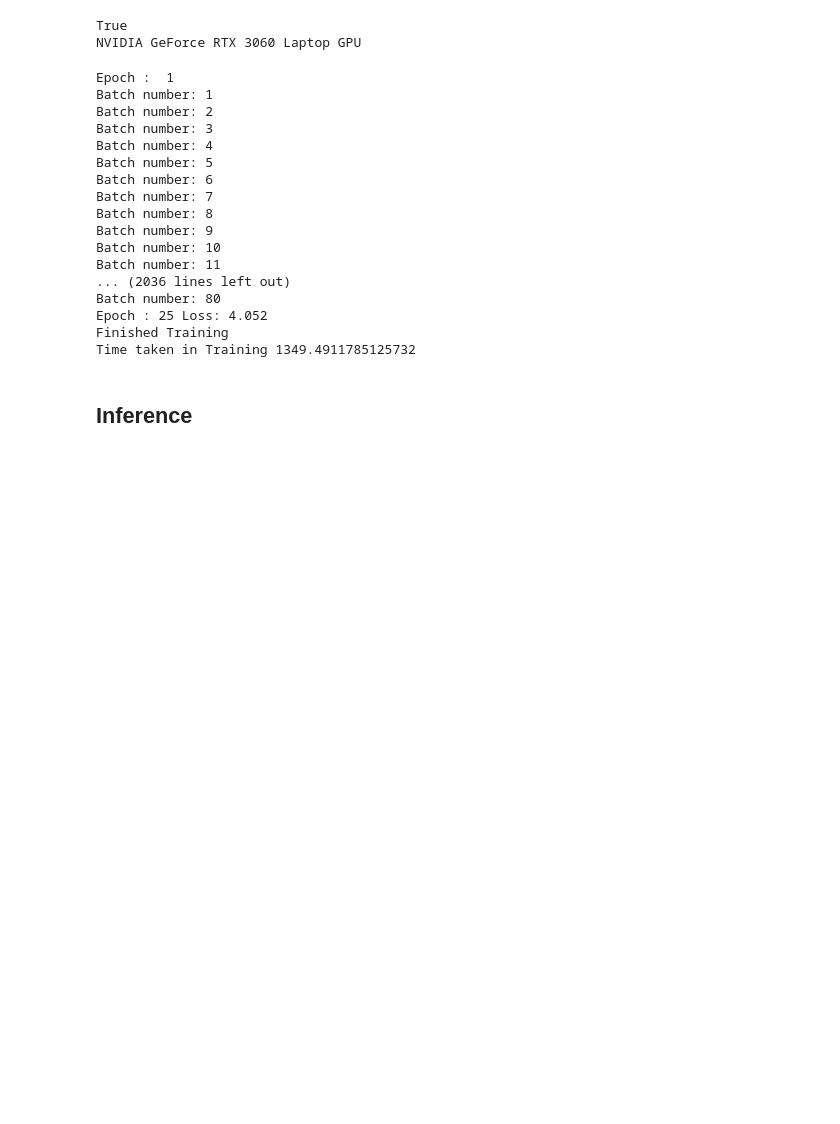
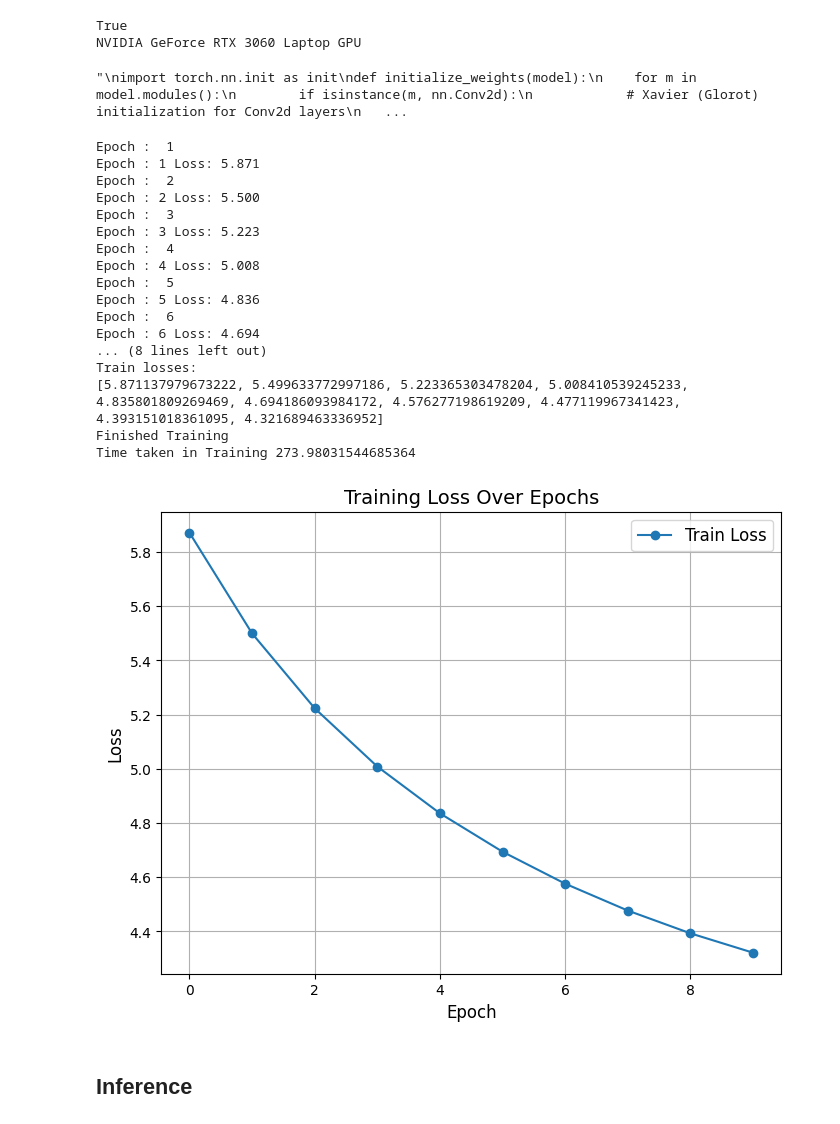
Before and after one commit to benjamin-alvial/visual-odometry, a Jupyter notebook: DeepVO.ipynb, the cells around one changed output. Cells and saved outputs as stored; diff of their text form; code cells hidden in the pictures; blank space fills up the shorter version.

```diff
--- a/DeepVO.ipynb
+++ b/DeepVO.ipynb
@@ -159,7 +156,7 @@ class DeepVONet(nn.Module):
     def __init__(self):
         super(DeepVONet, self).__init__()
 
-        self.conv1 = nn.Conv2d(6, 64, kernel_size=(7, 7), stride=(2, 2), padding=(3, 3)) #6 64
+        self.conv1 = nn.Conv2d(2, 64, kernel_size=(7, 7), stride=(2, 2), padding=(3, 3)) #6 64
         self.relu1 = nn.ReLU(inplace=True)
         self.conv2 = nn.Conv2d (64, 128, kernel_size=(5, 5), stride=(2, 2), padding=(2, 2))
         self.relu2 = nn.ReLU(inplace=True)
@@ -310,6 +280,24 @@ device = torch.device('cuda' if torch.cuda.is_available() else 'cpu')
 # %% [output]
 True
 NVIDIA GeForce RTX 3060 Laptop GPU
+# %%
+"""
+import torch.nn.init as init
+def initialize_weights(model):
+    for m in model.modules():
+        if isinstance(m, nn.Conv2d):
+            # Xavier (Glorot) initialization for Conv2d layers
+            init.xavier_uniform_(m.weight)
+            if m.bias is not None:
+                init.zeros_(m.bias)
+        elif isinstance(m, nn.Linear):
+            # Kaiming He initialization for Linear layers
+            init.kaiming_normal_(m.weight, mode='fan_out', nonlinearity='relu')
+            if m.bias is not None:
+                init.zeros_(m.bias)
+"""
+# %% [output]
+"\nimport torch.nn.init as init\ndef initialize_weights(model):\n    for m in model.modules():\n        if isinstance(m, nn.Conv2d):\n            # Xavier (Glorot) initialization for Conv2d layers\n   ...
 # %%
 #Creating model and defining loss and optimizer to be used
 model = DeepVONet().to(device)
@@ -324,27 +312,43 @@ sequences = ['03']
 #sequences = ['01','03','06']
 
 dataset = KITTI_Dataset(images_path, poses_path, sequences)
-data_loader = DataLoader(dataset, batch_size=10, shuffle=True, num_workers=0, pin_memory=True)
+data_loader = DataLoader(dataset, batch_size=10, shuffle=False, num_workers=0, pin_memory=True)
 # %%
-training_model(model=model, data_loader=data_loader, device=device, epochs=25)
+train_losses = training_model(model=model, data_loader=data_loader, device=device, epochs=10)
 # %% [output]
 Epoch :  1
-Batch number: 1
-Batch number: 2
-Batch number: 3
-Batch number: 4
-Batch number: 5
-Batch number: 6
-Batch number: 7
-Batch number: 8
-Batch number: 9
-Batch number: 10
-Batch number: 11
-... (2036 lines left out)
-Batch number: 80
-Epoch : 25 Loss: 4.052
+Epoch : 1 Loss: 5.871
+Epoch :  2
+Epoch : 2 Loss: 5.500
+Epoch :  3
+Epoch : 3 Loss: 5.223
+Epoch :  4
+Epoch : 4 Loss: 5.008
+Epoch :  5
+Epoch : 5 Loss: 4.836
+Epoch :  6
+Epoch : 6 Loss: 4.694
+... (8 lines left out)
+Train losses:
+[5.871137979673222, 5.499633772997186, 5.223365303478204, 5.008410539245233, 4.835801809269469, 4.694186093984172, 4.576277198619209, 4.477119967341423, 4.393151018361095, 4.321689463336952]
 Finished Training
-Time taken in Training 1349.4911785125732
+Time taken in Training 273.98031544685364
+# %%
+# Create a plot
+plt.figure(figsize=(8, 6))
+plt.plot(train_losses, marker='o', label='Train Loss')
+
+# Add labels and title
+plt.xlabel('Epoch', fontsize=12)
+plt.ylabel('Loss', fontsize=12)
+plt.title('Training Loss Over Epochs', fontsize=14)
+plt.grid(True)
+plt.legend(fontsize=12)
+
+# Show the plot
+plt.show()
+# %% [output]
+[figure, added]
 # %%
 #Save the model
 torch.save(model.state_dict(), 'DeepVO.pt')
```
Also changed, not shown: parts of 11 cells of this notebook.
